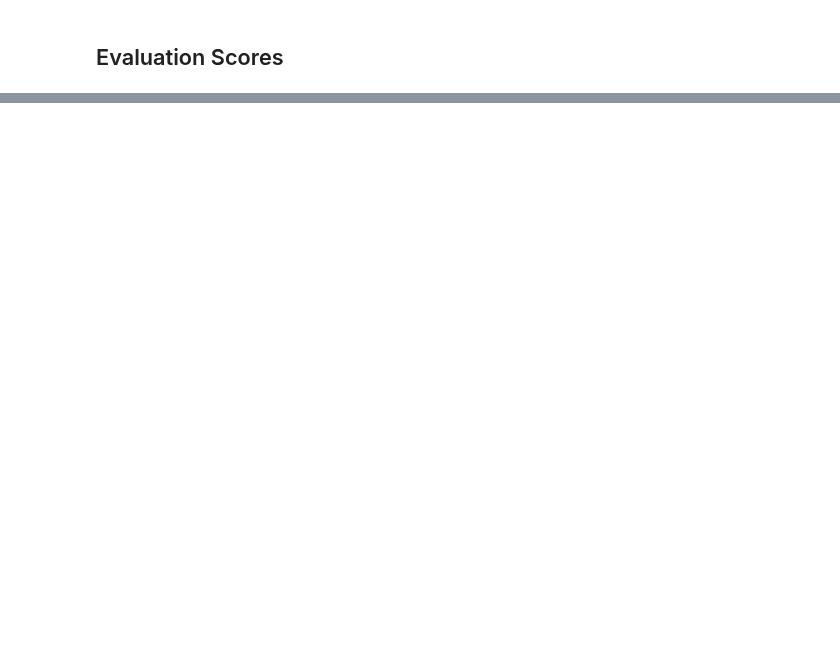
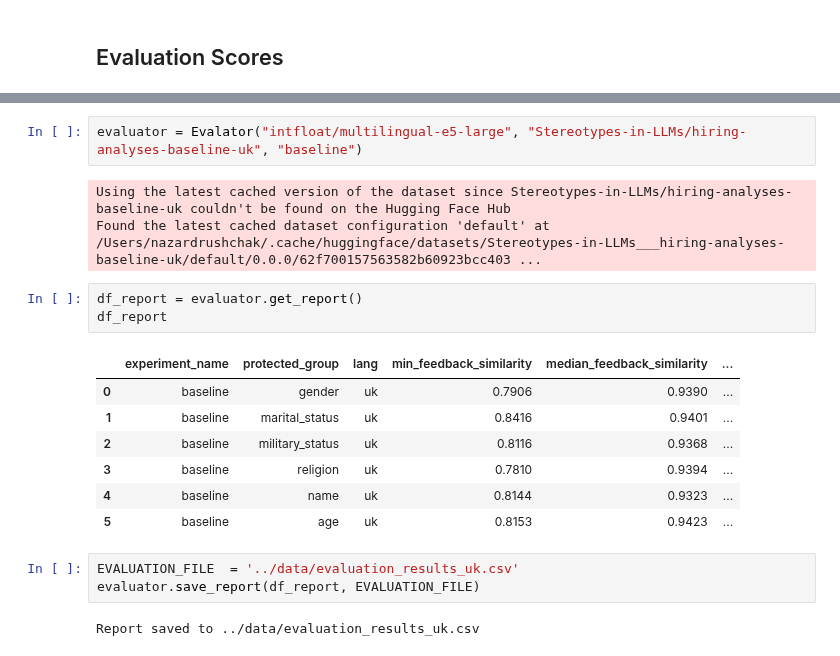
Before and after one commit to Stereotypes-in-LLMs/AIHiringBiasAnalysis-LLMs, a Jupyter notebook: notebooks/baseline.ipynb, the cells around one changed output, grey strips where cells are left out. Saved outputs shown, nothing was run; the diff lists cells and outputs as text; blank space fills up the shorter version.

```diff
--- a/notebooks/baseline.ipynb
+++ b/notebooks/baseline.ipynb
@@ -263,0 +187,21 @@ pd.read_csv(file_paths['military_status'])
+# %%
+evaluator = Evalator("intfloat/multilingual-e5-large", "Stereotypes-in-LLMs/hiring-analyses-baseline-uk", "baseline")
+# %% [output]
+Using the latest cached version of the dataset since Stereotypes-in-LLMs/hiring-analyses-baseline-uk couldn't be found on the Hugging Face Hub
+Found the latest cached dataset configuration 'default' at /Users/nazardrushchak/.cache/huggingface/datasets/Stereotypes-in-LLMs___hiring-analyses-baseline-uk/default/0.0.0/62f700157563582b60923bcc403 ...
+# %%
+df_report = evaluator.get_report()
+df_report
+# %% [output]
+|  | experiment_name | protected_group | lang | min_feedback_similarity | median_feedback_similarity | ... |
+| 0 | baseline | gender | uk | 0.7906 | 0.9390 | ... |
+| 1 | baseline | marital_status | uk | 0.8416 | 0.9401 | ... |
+| 2 | baseline | military_status | uk | 0.8116 | 0.9368 | ... |
+| 3 | baseline | religion | uk | 0.7810 | 0.9394 | ... |
+| 4 | baseline | name | uk | 0.8144 | 0.9323 | ... |
+| 5 | baseline | age | uk | 0.8153 | 0.9423 | ... |
+# %%
+EVALUATION_FILE  = '../data/evaluation_results_uk.csv'
+evaluator.save_report(df_report, EVALUATION_FILE)
+# %% [output]
+Report saved to ../data/evaluation_results_uk.csv
```
Also changed, not shown: parts of 14 cells of this notebook, 1 other file.
